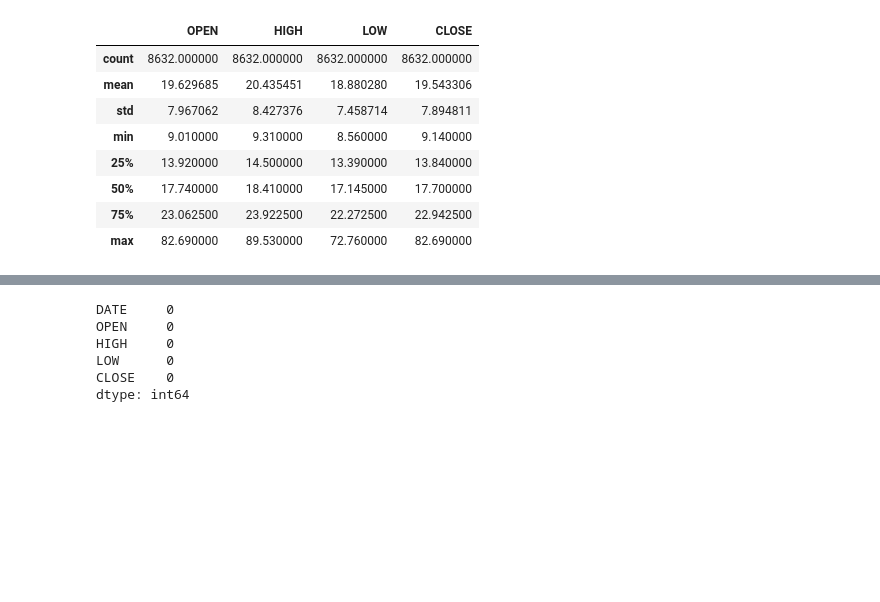
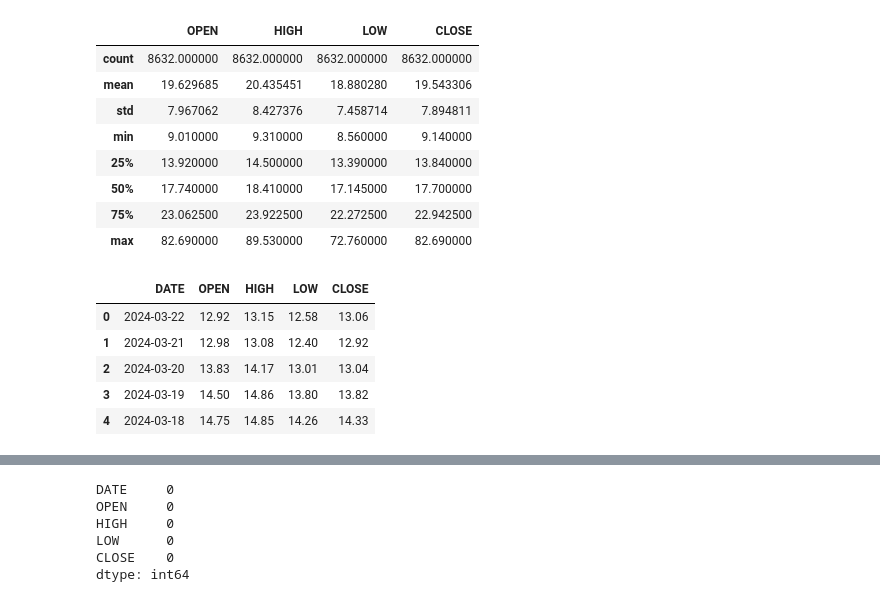
Before and after one commit to HaninIsmail01/Codealpha_task1, a Jupyter notebook: CodeAlpha_task1.ipynb, the cells around one changed output, grey strips where cells are left out. Saved outputs shown, nothing was run; the diff lists cells and outputs as text; code cells hidden in the pictures; blank space fills up the shorter version.

```diff
--- a/CodeAlpha_task1.ipynb
+++ b/CodeAlpha_task1.ipynb
@@ -49,6 +49,15 @@ data.describe()
 | 50% | 17.740000 | 18.410000 | 17.145000 | 17.700000 |
 | 75% | 23.062500 | 23.922500 | 22.272500 | 22.942500 |
 | max | 82.690000 | 89.530000 | 72.760000 | 82.690000 |
+# %%
+data.head()
+# %% [output]
+|  | DATE | OPEN | HIGH | LOW | CLOSE |
+| 0 | 2024-03-22 | 12.92 | 13.15 | 12.58 | 13.06 |
+| 1 | 2024-03-21 | 12.98 | 13.08 | 12.40 | 12.92 |
+| 2 | 2024-03-20 | 13.83 | 14.17 | 13.01 | 13.04 |
+| 3 | 2024-03-19 | 14.50 | 14.86 | 13.80 | 13.82 |
+| 4 | 2024-03-18 | 14.75 | 14.85 | 14.26 | 14.33 |
 # %%
 data.info()
 # %% [output]
```
Also changed, not shown: parts of 3 cells of this notebook.
